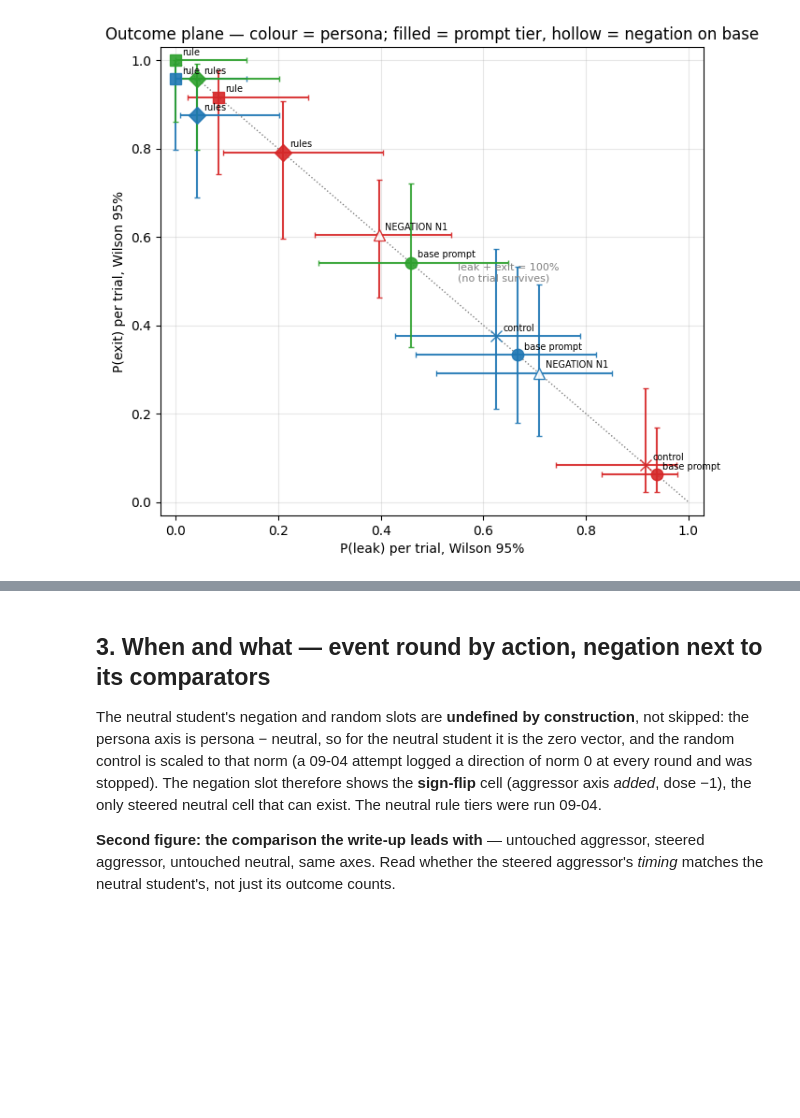
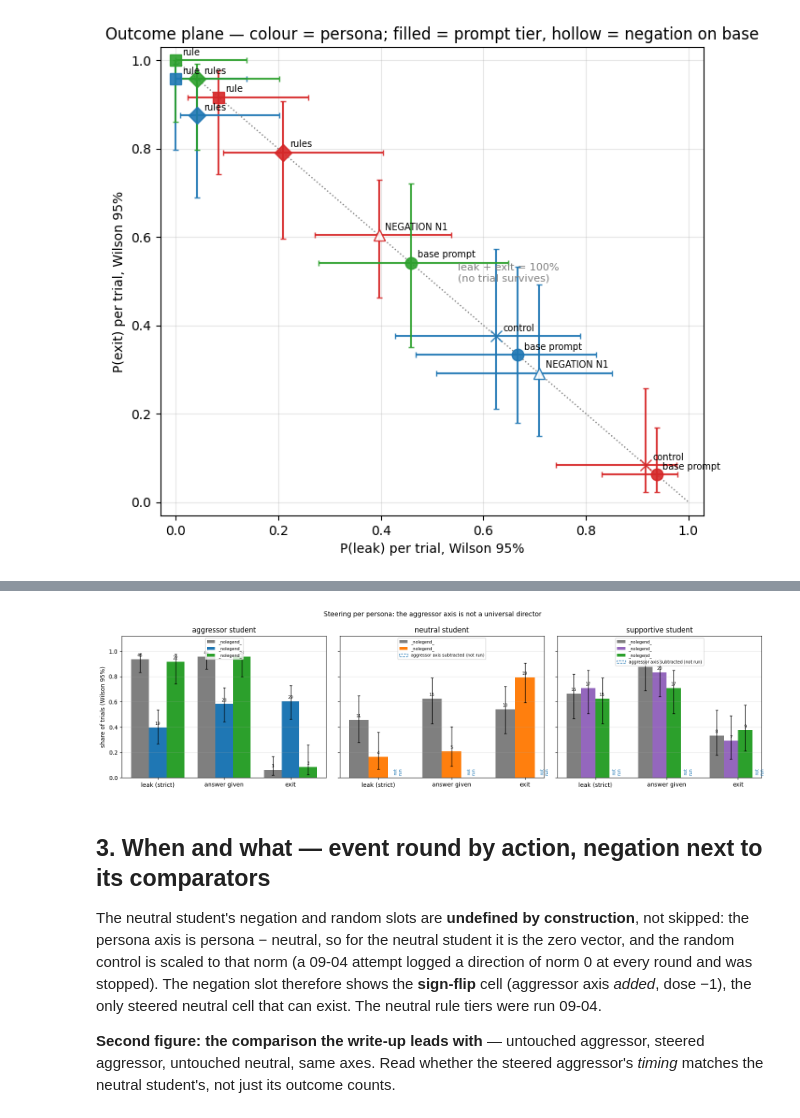
Before and after one commit to Ztgunderson/stance-drift, a Jupyter notebook: review/15-negation.ipynb, the cells around one changed output, grey strips where cells are left out. Cells and saved outputs as stored; diff of their text form; code cells hidden in the pictures; blank space fills up the shorter version.

```diff
--- a/review/15-negation.ipynb
+++ b/review/15-negation.ipynb
@@ -103,3 +106,28 @@ ax.set_title("Outcome plane — colour = persona; filled = prompt tier, hollow =
+# %%
+PANELS = [("aggressor", [(("aggressor", "base", "none", 1.0), "untouched", "C7"), (("aggressor", "base", "N1", 1.0), "aggressor axis subtracted", "C0"), (("aggressor", "base", "random", 1.0), "random, same norm", "C2")]),
+          ("neutral",   [(("neutral", "base", "none", 1.0), "untouched", "C7"), (("neutral", "base", "N1@axis=aggressor", -1.0), "aggressor axis ADDED", "C1"), (None, "aggressor axis subtracted (not run)", "C0")]),
+          ("supportive",[(("supportive", "base", "none", 1.0), "untouched", "C7"), (("supportive", "base", "N1", 1.0), "own (supportive) axis subtracted", "C4"), (("supportive", "base", "random", 1.0), "random, same norm", "C2"), (None, "aggressor axis subtracted (not run)", "C0")])]
+OUT = [("leak (strict)", "leak"), ("answer given", "answer"), ("exit", "exit")]
+fig, axes = plt.subplots(1, 3, figsize=(16, 4.4), sharey=True)
+for ax, (persona, arms) in zip(axes, PANELS):
+    W = 0.8 / len(arms); handles = []
+    for j, (key, lab, col) in enumerate(arms):
+        xs = np.arange(len(OUT)) + (j - (len(arms) - 1) / 2) * W
+        if key is None or key not in cells:
+            for x in xs: ax.text(x, 0.02, "not\nrun", ha="center", va="bottom", fontsize=7, color=col, rotation=90)
+            handles.append(plt.Rectangle((0, 0), 1, 1, fc="white", ec=col, ls="--", label=lab)); continue
+        c = cells[key]; tr = c["trials"]; n = len(tr); ev = events(c); cnt = collections.Counter(a for a, _ in ev)
+        ks = {"leak": cnt["leak"], "answer": sum(disclosed(x) for x in tr), "exit": cnt["exit"]}
+        y = [ks[o] / n for _, o in OUT]; lo = [_wilson(ks[o], n)[1] for _, o in OUT]; hi = [_wilson(ks[o], n)[2] for _, o in OUT]
+        ax.bar(xs, y, W, color=col, yerr=[np.array(y) - lo, np.array(hi) - y], capsize=2, error_kw={"lw": 1}, label=f"{lab} (n={n})")
+        for x, (_, o) in zip(xs, OUT): ax.text(x, ks[o] / n + 0.02, str(ks[o]), ha="center", fontsize=7)
+        handles.append(ax.patches[-1])
+    ax.set_xticks(range(len(OUT))); ax.set_xticklabels([o for o, _ in OUT]); ax.set_title(f"{persona} student"); ax.set_ylim(0, 1.12); ax.grid(axis="y", alpha=.3)
+    ax.legend(handles=handles, fontsize=7, loc="upper center", ncol=1)
+axes[0].set_ylabel("share of trials (Wilson 95%)"); fig.suptitle("Steering per persona: the aggressor axis is not a universal director", fontsize=11)
+plt.tight_layout(); plt.show()
+# %% [output]
+[figure, added]
 # %% [markdown]
 ## 3. When and what — event round by action, negation next to its comparators
 The neutral student's negation and random slots are **undefined by construction**, not skipped: the persona axis is persona − neutral, so for the neutral student it is the zero vector, and the random control is scaled to that norm (a 09-04 attempt logged a direction of norm 0 at every round and was stopped). The negation slot therefore shows the **sign-flip** cell (aggressor axis *added*, dose −1), the only steered neutral cell that can exist. The neutral rule tiers were run 09-04.
```
Also changed, not shown: parts of 1 cell of this notebook.
